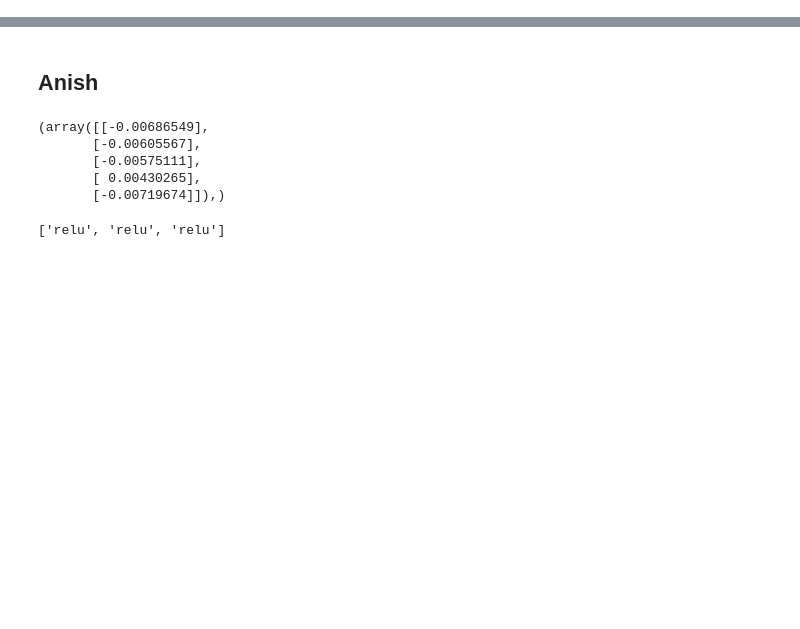
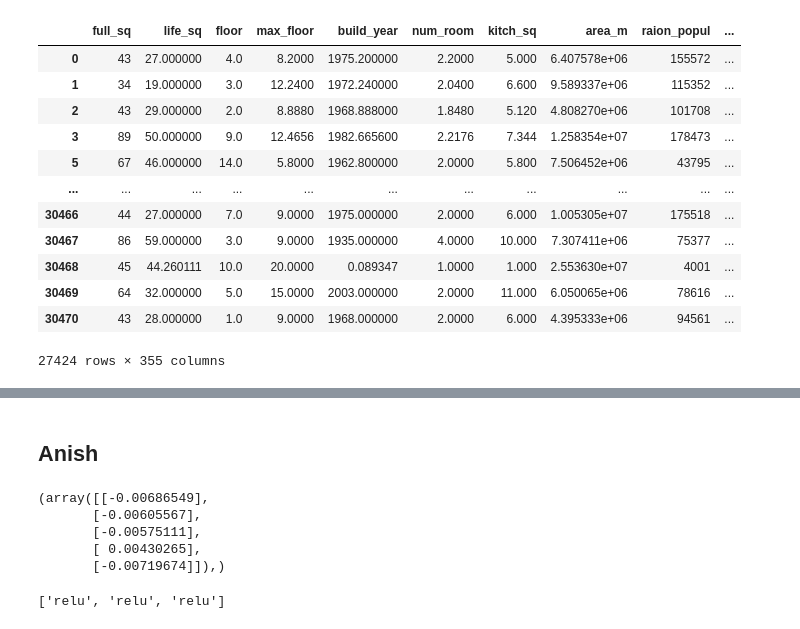
Before and after one commit to ayakkala1/Project-3-Data-401, a Jupyter notebook: Zachary Gelber/Project 3 Scratch.ipynb, the cells around one changed output, grey strips where cells are left out. Drawn from its saved outputs; the diff is of its cells as text; code cells hidden in the pictures; blank space fills up the shorter version.

```diff
--- a/Zachary Gelber/Project 3 Scratch.ipynb
+++ b/Zachary Gelber/Project 3 Scratch.ipynb
@@ -126,0 +170,17 @@ df.subtract(row,axis=0)
+# %%
+df_train = pd.read_csv("df_train_without_dummies",index_col = "Unnamed: 0")
+df_train
+# %% [output]
+|  | full_sq | life_sq | floor | max_floor | build_year | num_room | kitch_sq | area_m | raion_popul | ... |
+| 0 | 43 | 27.000000 | 4.0 | 8.2000 | 1975.200000 | 2.2000 | 5.000 | 6.407578e+06 | 155572 | ... |
+| 1 | 34 | 19.000000 | 3.0 | 12.2400 | 1972.240000 | 2.0400 | 6.600 | 9.589337e+06 | 115352 | ... |
+| 2 | 43 | 29.000000 | 2.0 | 8.8880 | 1968.888000 | 1.8480 | 5.120 | 4.808270e+06 | 101708 | ... |
+| 3 | 89 | 50.000000 | 9.0 | 12.4656 | 1982.665600 | 2.2176 | 7.344 | 1.258354e+07 | 178473 | ... |
+| 5 | 67 | 46.000000 | 14.0 | 5.8000 | 1962.800000 | 2.0000 | 5.800 | 7.506452e+06 | 43795 | ... |
+| ... | ... | ... | ... | ... | ... | ... | ... | ... | ... | ... |
+| 30466 | 44 | 27.000000 | 7.0 | 9.0000 | 1975.000000 | 2.0000 | 6.000 | 1.005305e+07 | 175518 | ... |
+| 30467 | 86 | 59.000000 | 3.0 | 9.0000 | 1935.000000 | 4.0000 | 10.000 | 7.307411e+06 | 75377 | ... |
+| 30468 | 45 | 44.260111 | 10.0 | 20.0000 | 0.089347 | 1.0000 | 1.000 | 2.553630e+07 | 4001 | ... |
+| 30469 | 64 | 32.000000 | 5.0 | 15.0000 | 2003.000000 | 2.0000 | 11.000 | 6.050065e+06 | 78616 | ... |
+| 30470 | 43 | 28.000000 | 1.0 | 9.0000 | 1968.000000 | 2.0000 | 6.000 | 4.395333e+06 | 94561 | ... |
+27424 rows × 355 columns
```
Also changed, not shown: parts of 45 cells of this notebook.
